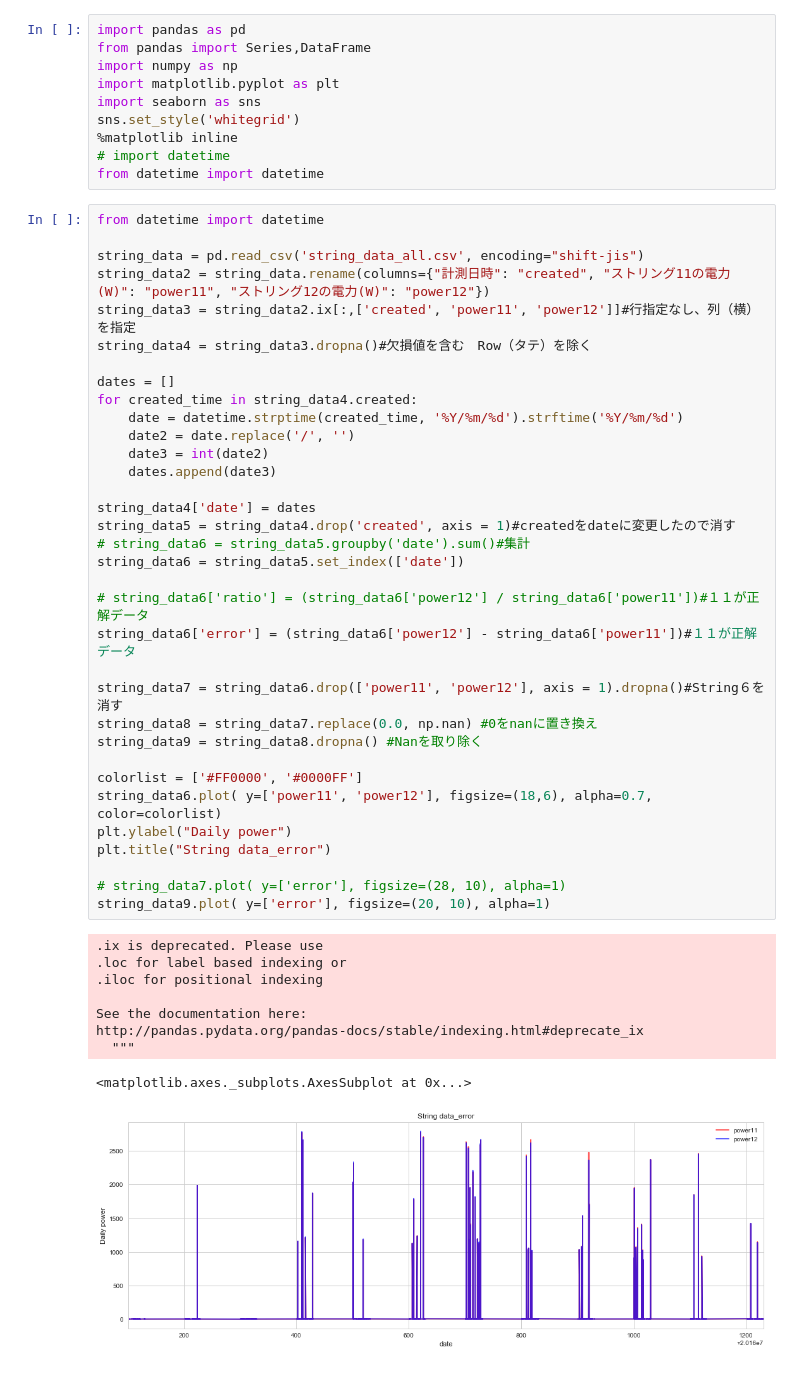
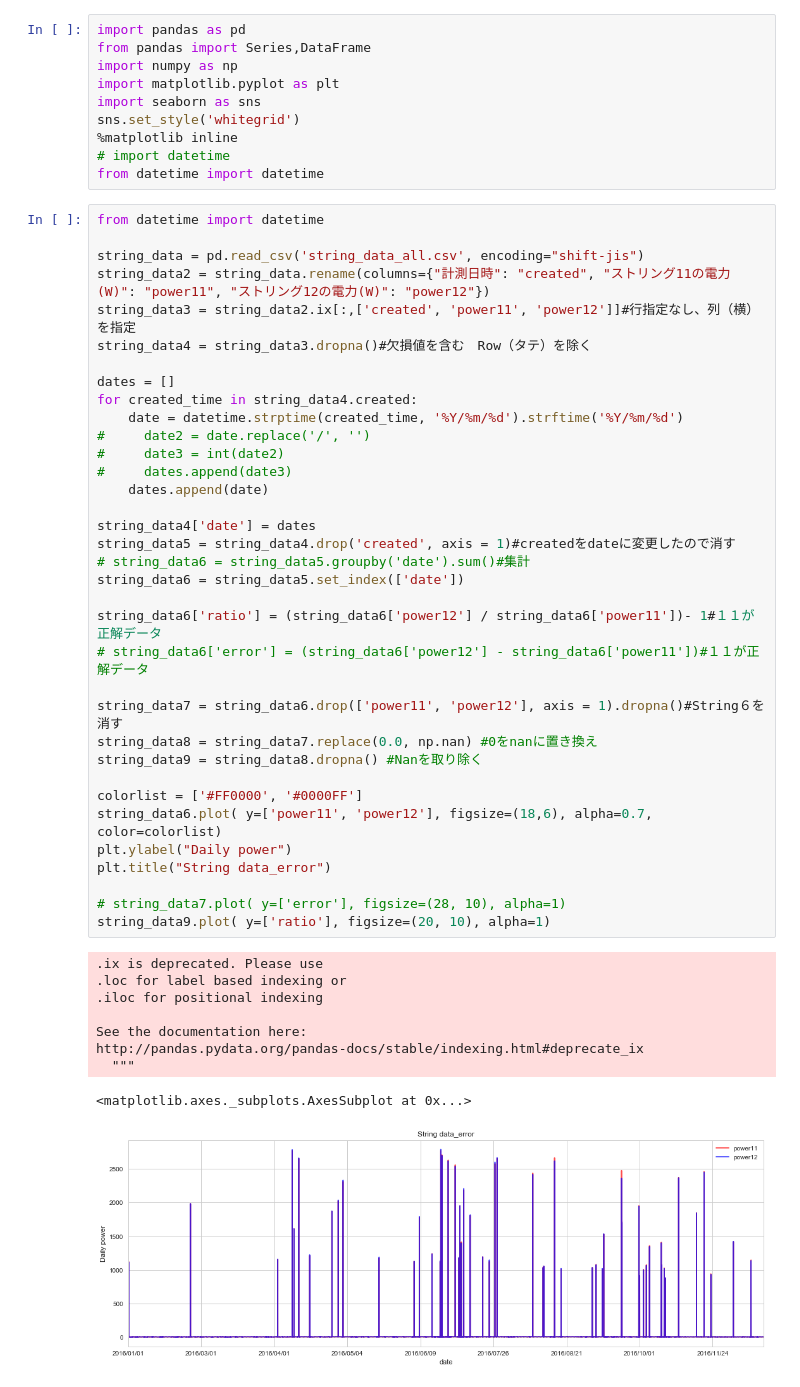
Before and after one commit to ryuwryyy/anomaly_detection_string, a Jupyter notebook: K-nn.ipynb, the cells around one changed output. Cells and saved outputs as stored; diff of their text form.

Commit message:
fix error column to K-nn.ipynb

```diff
--- a/K-nn.ipynb
+++ b/K-nn.ipynb
@@ -18,37 +18,38 @@ string_data4 = string_data3.dropna()#欠損値を含む　Row（タテ）を除
 
 dates = []
 for created_time in string_data4.created:
     date = datetime.strptime(created_time, '%Y/%m/%d').strftime('%Y/%m/%d')
-    date2 = date.replace('/', '')
-    date3 = int(date2)
-    dates.append(date3)
+#     date2 = date.replace('/', '')
+#     date3 = int(date2)
+#     dates.append(date3)
+    dates.append(date)
 
 string_data4['date'] = dates
 string_data5 = string_data4.drop('created', axis = 1)#createdをdateに変更したので消す
 # string_data6 = string_data5.groupby('date').sum()#集計
 string_data6 = string_data5.set_index(['date'])
 
-# string_data6['ratio'] = (string_data6['power12'] / string_data6['power11'])#１１が正解データ
-string_data6['error'] = (string_data6['power12'] - string_data6['power11'])#１１が正解データ
+string_data6['ratio'] = (string_data6['power12'] / string_data6['power11'])- 1#１１が正解データ
+# string_data6['error'] = (string_data6['power12'] - string_data6['power11'])#１１が正解データ
 
 string_data7 = string_data6.drop(['power11', 'power12'], axis = 1).dropna()#String６を消す
 string_data8 = string_data7.replace(0.0, np.nan) #0をnanに置き換え
 string_data9 = string_data8.dropna() #Nanを取り除く
 
 colorlist = ['#FF0000', '#0000FF']
 string_data6.plot( y=['power11', 'power12'], figsize=(18,6), alpha=0.7, color=colorlist)
 plt.ylabel("Daily power")
 plt.title("String data_error")
 
 # string_data7.plot( y=['error'], figsize=(28, 10), alpha=1)
-string_data9.plot( y=['error'], figsize=(20, 10), alpha=1)
+string_data9.plot( y=['ratio'], figsize=(20, 10), alpha=1)
 # %% [output]
 .ix is deprecated. Please use
 .loc for label based indexing or
 .iloc for positional indexing
 
 See the documentation here:
 http://pandas.pydata.org/pandas-docs/stable/indexing.html#deprecate_ix
   """
 <matplotlib.axes._subplots.AxesSubplot at 0x...>
-[figure, old version]
+[figure, new version]
```
Also changed, not shown: parts of 2 cells of this notebook.
